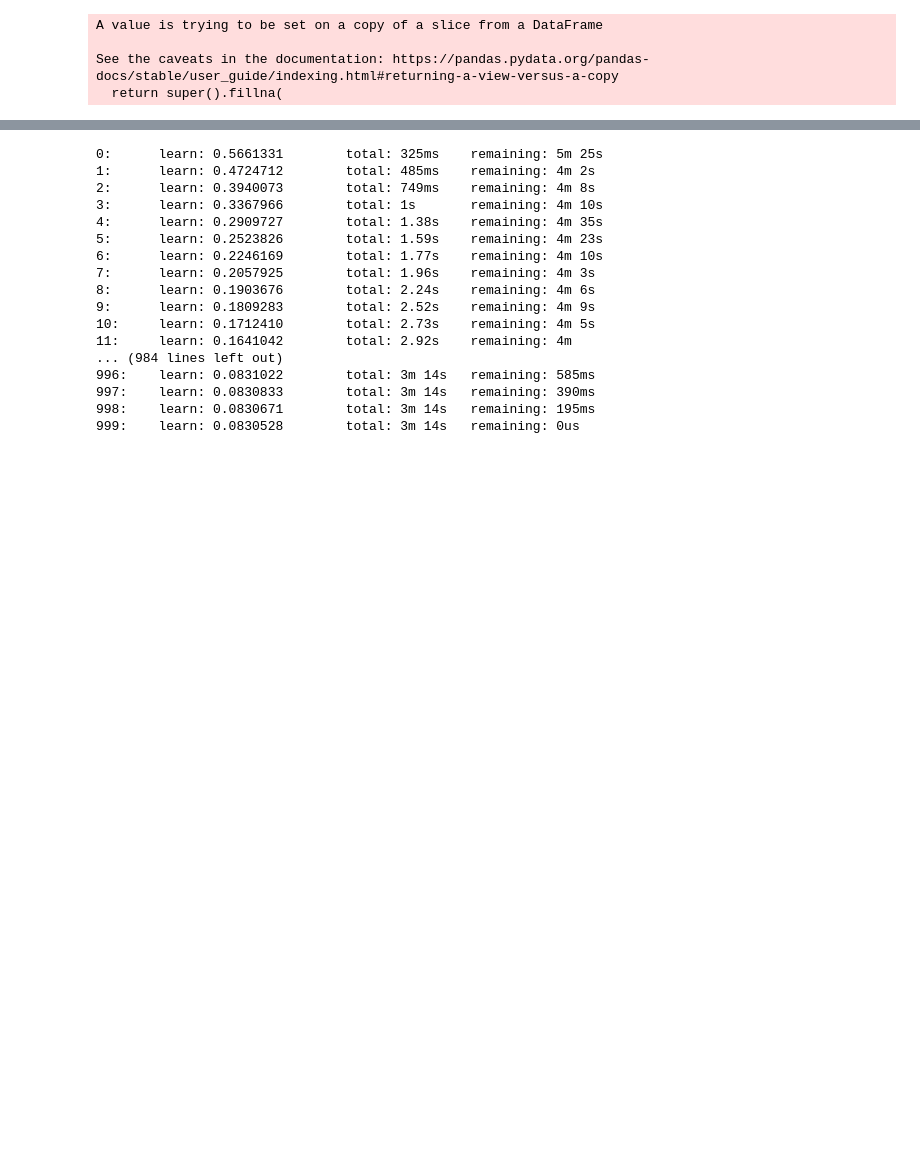
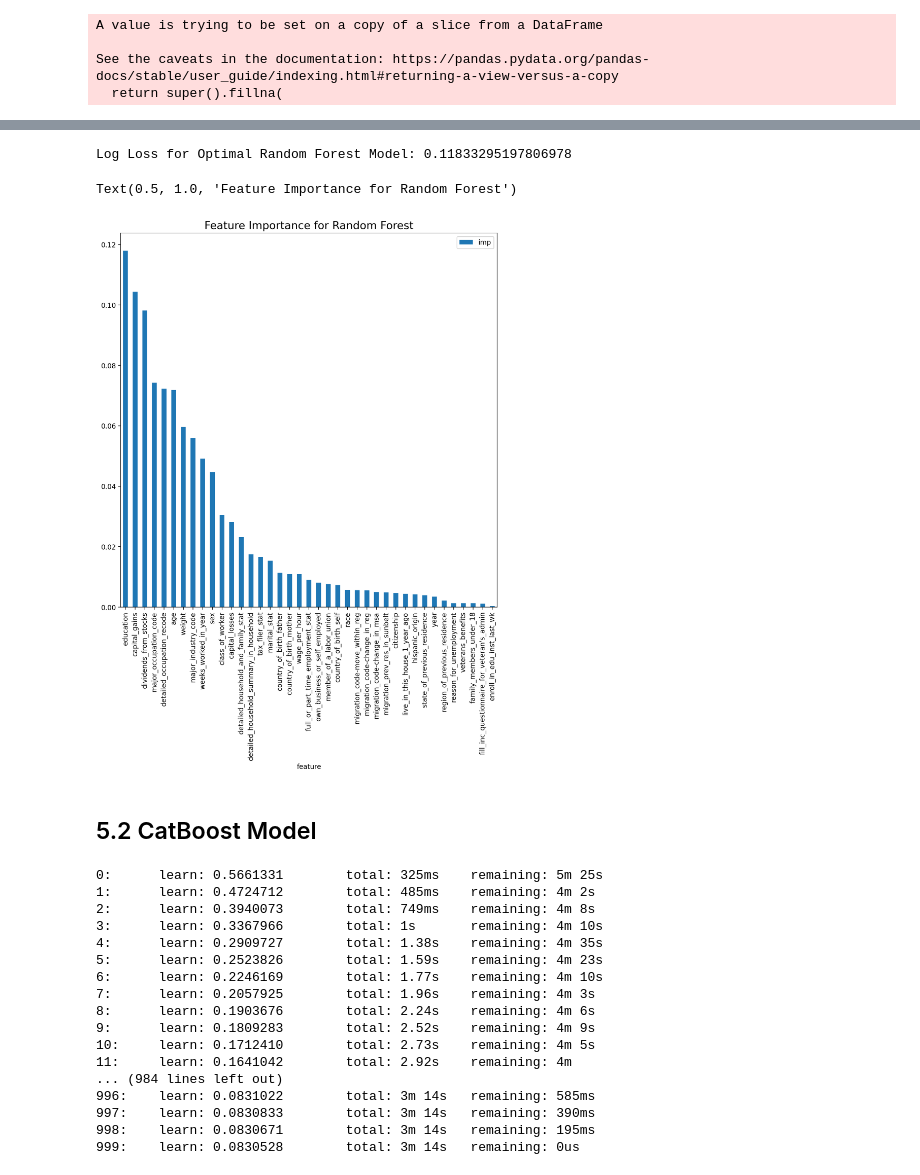
Before and after one commit to Abhimanyu210100/Retail_Marketing_Take_Home_Project, a Jupyter notebook: classification_model.ipynb, the cells around one changed output, grey strips where cells are left out. Cells and saved outputs as stored; diff of their text form; code cells hidden in the pictures; blank space fills up the shorter version.

```diff
--- a/classification_model.ipynb
+++ b/classification_model.ipynb
@@ -91,3 +270,23 @@ See the caveats in the documentation: https://pandas.pydata.org/pandas-docs/stab
+# %%
+rf = RandomForestClassifier(n_estimators = 300, max_depth = 20,
+                            min_samples_split = 2, min_samples_leaf = 2)
+rf.fit(x_train2,y_train.values.ravel())
+y_val_preds_rf = rf.predict_proba(x_val2)[:,1]
+loss = log_loss(y_val,y_val_preds_rf)
+print("Log Loss for Optimal Random Forest Model:", loss)
+
+feature_imp_rf = pd.DataFrame({'feature':x_train2.columns,'imp':rf.feature_importances_})
+feature_imp_rf.sort_values(by='imp',ascending=False,inplace=True)
+# %% [output]
+Log Loss for Optimal Random Forest Model: 0.11833295197806978
+# %%
+feature_imp_rf.plot(kind='bar',x='feature',y='imp',figsize=(10,10))
+plt.title('Feature Importance for Random Forest',size = 16)
+# %% [output]
+Text(0.5, 1.0, 'Feature Importance for Random Forest')
+[figure, added]
+# %% [markdown]
+## 5.2 CatBoost Model
 # %%
 cat = CatBoostClassifier(allow_writing_files=False,learning_rate = 0.07,depth=8)
 # %%
```
Also changed, not shown: parts of 34 cells of this notebook.
